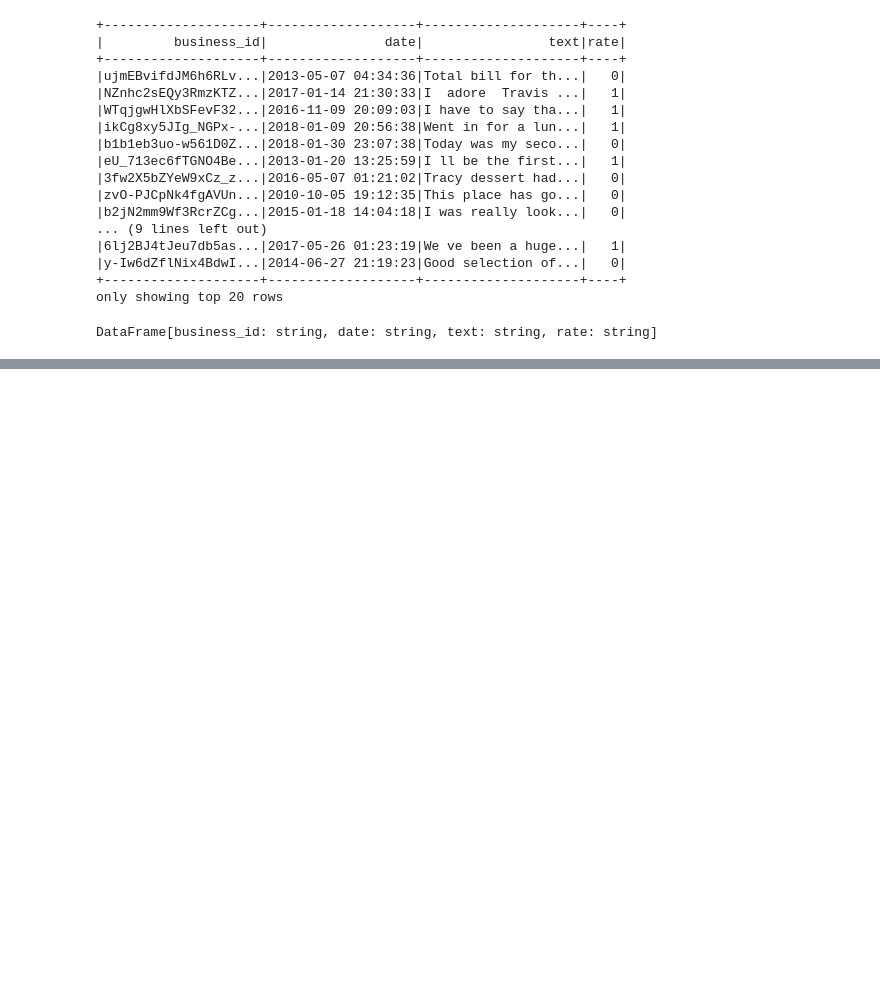
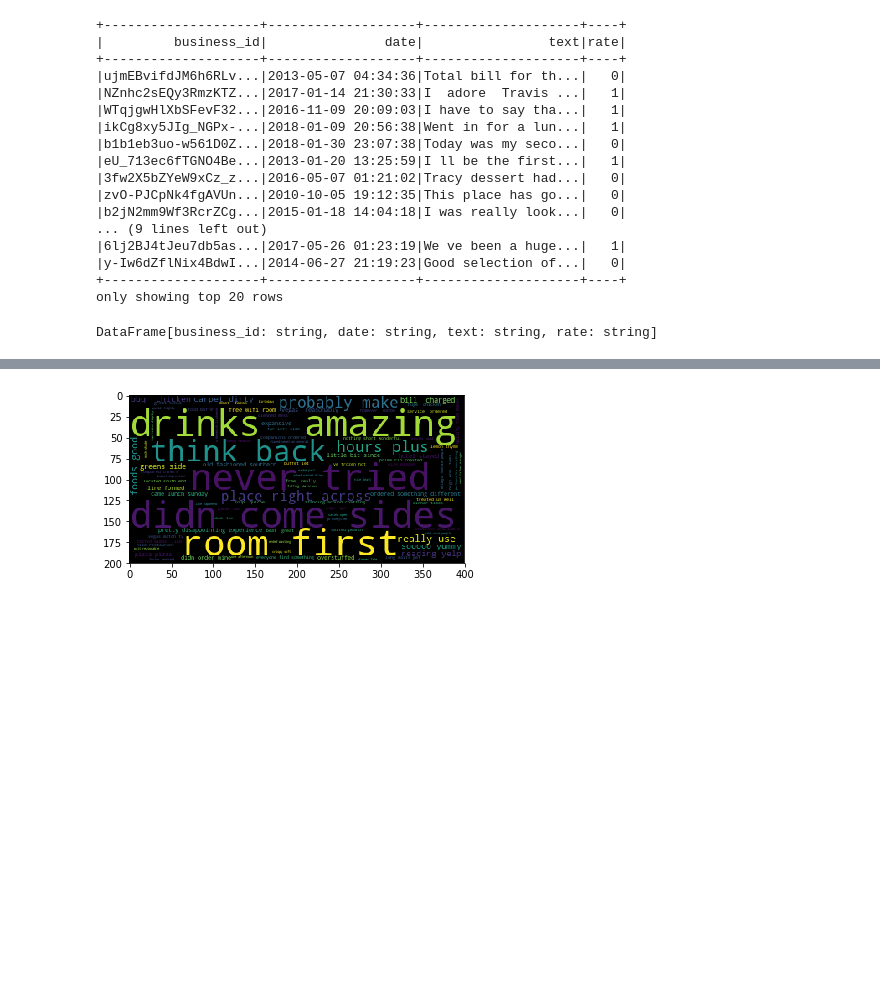
Before and after one commit to XiangkeChen/Yelp-Review-Topic-Modeling, a Jupyter notebook: codes/pyspark_text_analysis.ipynb, the cells around one changed output, grey strips where cells are left out. Saved outputs shown, nothing was run; the diff lists cells and outputs as text; code cells hidden in the pictures; blank space fills up the shorter version.

```diff
--- a/codes/pyspark_text_analysis.ipynb
+++ b/codes/pyspark_text_analysis.ipynb
@@ -191,0 +437,9 @@ F1 score: 0.7925
+# %%
+import matplotlib.pyplot as plt
+plt.imshow(negative_cloud)
+plt.figure(figsize=(8,6))
+plt.axis("off")
+plt.show()
+# %% [output]
+[figure, added]
+[figure, added]
```
Also changed, not shown: parts of 50 cells of this notebook.
